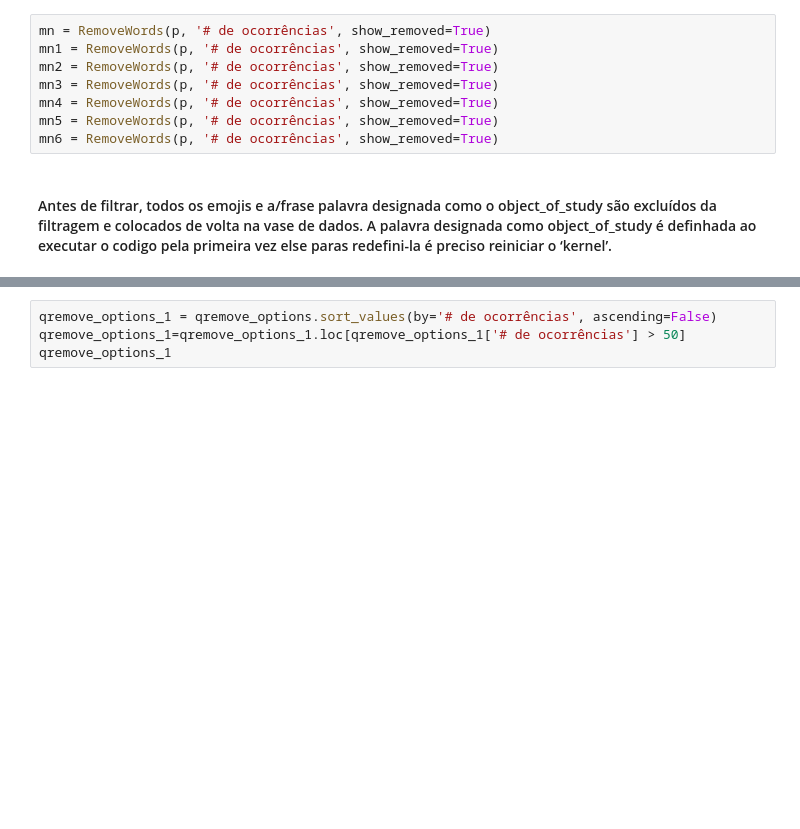
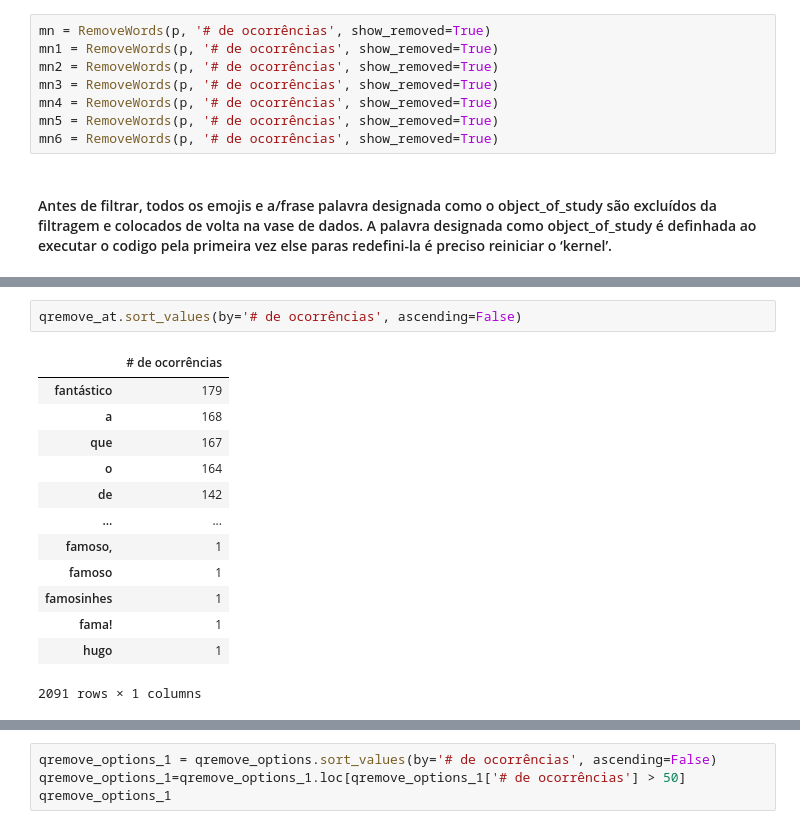
Before and after one commit to RafaelNiccheri/P1-Cdados21_2, a Jupyter notebook: Projeto_1.1.ipynb, the cells around one changed output, grey strips where cells are left out. Cells and saved outputs as stored; diff of their text form; blank space fills up the shorter version.

```diff
--- a/Projeto_1.1.ipynb
+++ b/Projeto_1.1.ipynb
@@ -109,0 +103,16 @@ sem palavras com @
+# %%
+qremove_at.sort_values(by='# de ocorrências', ascending=False)
+# %% [output]
+|  | # de ocorrências |
+| fantástico | 179 |
+| a | 168 |
+| que | 167 |
+| o | 164 |
+| de | 142 |
+| ... | ... |
+| famoso, | 1 |
+| famoso | 1 |
+| famosinhes | 1 |
+| fama! | 1 |
+| hugo | 1 |
+2091 rows × 1 columns
```
Also changed, not shown: parts of 20 cells of this notebook, 4 other files.
